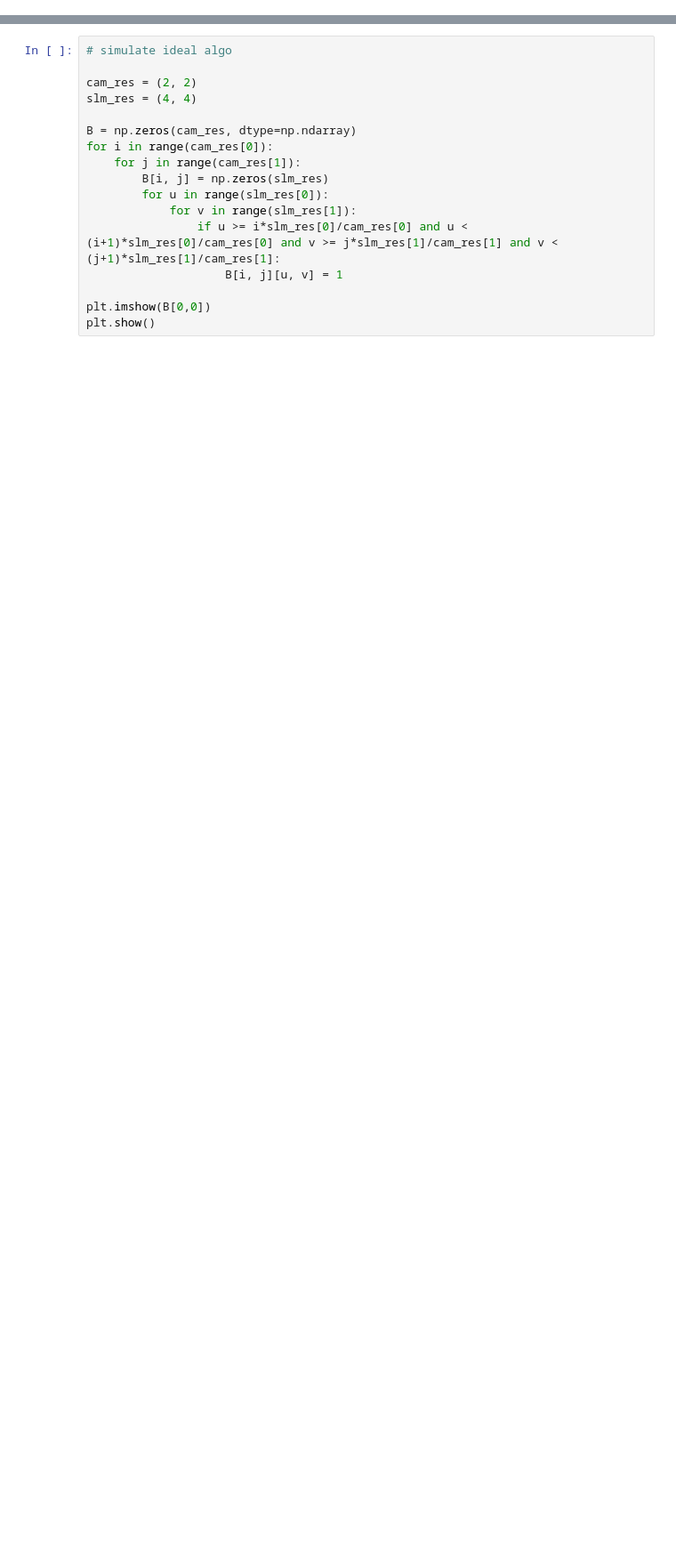
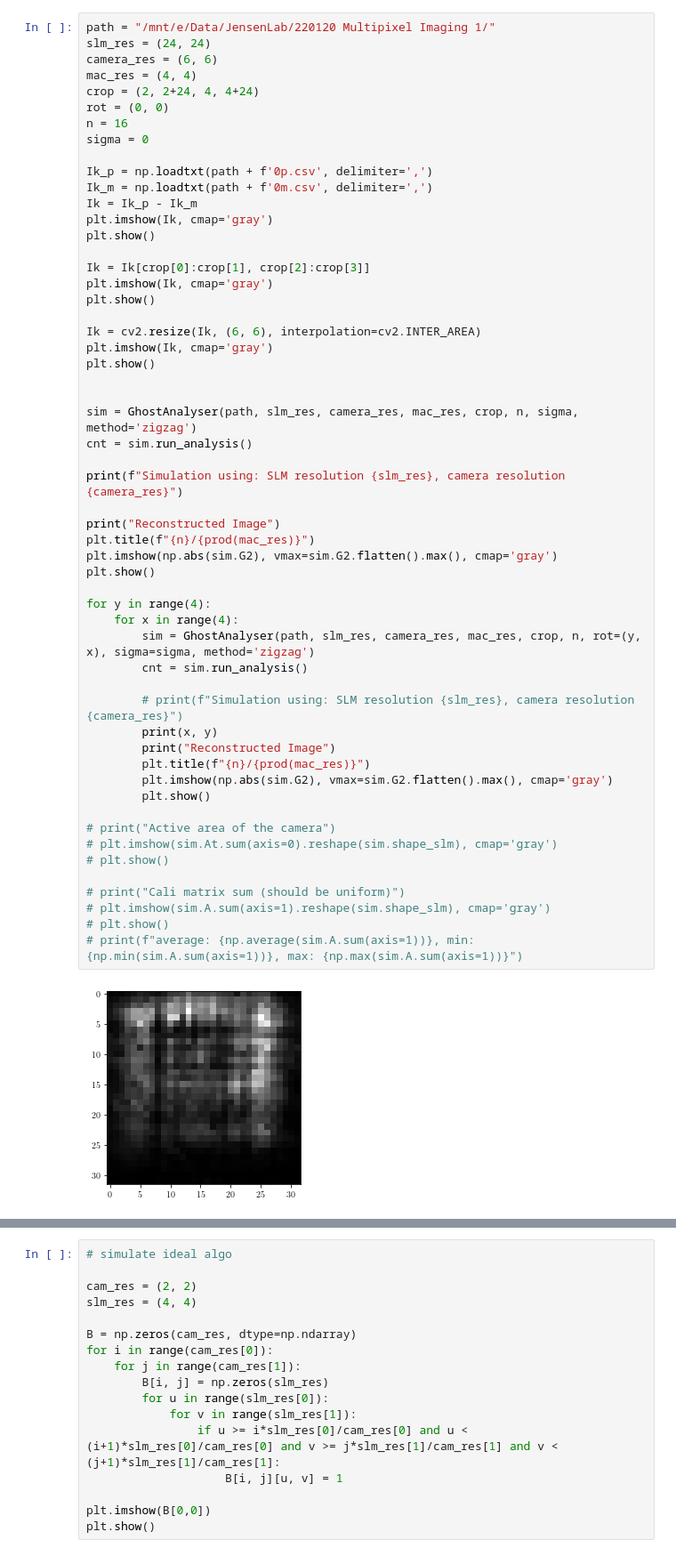
Before and after one commit to rstanuwijaya/jensen-lab-analysis, a Jupyter notebook: notebooks/newgdi.ipynb, the cells around one changed output, grey strips where cells are left out. Shown at 89% size. Drawn from its saved outputs; the diff is of its cells as text; blank space fills up the shorter version.

```diff
--- a/notebooks/newgdi.ipynb
+++ b/notebooks/newgdi.ipynb
@@ -66,0 +77,57 @@ Active area of the camera
+# %%
+path = "/mnt/e/Data/JensenLab/220120 Multipixel Imaging 1/"
+slm_res = (24, 24)
+camera_res = (6, 6)
+mac_res = (4, 4)
+crop = (2, 2+24, 4, 4+24)
+rot = (0, 0)
+n = 16
+sigma = 0
+
+Ik_p = np.loadtxt(path + f'0p.csv', delimiter=',')
+Ik_m = np.loadtxt(path + f'0m.csv', delimiter=',')
+Ik = Ik_p - Ik_m
+plt.imshow(Ik, cmap='gray')
+plt.show()
+
+Ik = Ik[crop[0]:crop[1], crop[2]:crop[3]]
+plt.imshow(Ik, cmap='gray')
+plt.show()
+
+Ik = cv2.resize(Ik, (6, 6), interpolation=cv2.INTER_AREA)
+plt.imshow(Ik, cmap='gray')
+plt.show()
+
+
+sim = GhostAnalyser(path, slm_res, camera_res, mac_res, crop, n, sigma, method='zigzag')
+cnt = sim.run_analysis()
+
+print(f"Simulation using: SLM resolution {slm_res}, camera resolution {camera_res}")
+
+print("Reconstructed Image")
+plt.title(f"{n}/{prod(mac_res)}")
+plt.imshow(np.abs(sim.G2), vmax=sim.G2.flatten().max(), cmap='gray')
+plt.show()
+
+for y in range(4):
+    for x in range(4):
+        sim = GhostAnalyser(path, slm_res, camera_res, mac_res, crop, n, rot=(y, x), sigma=sigma, method='zigzag')
+        cnt = sim.run_analysis()
+
+        # print(f"Simulation using: SLM resolution {slm_res}, camera resolution {camera_res}")
+        print(x, y)
+        print("Reconstructed Image")
+        plt.title(f"{n}/{prod(mac_res)}")
+        plt.imshow(np.abs(sim.G2), vmax=sim.G2.flatten().max(), cmap='gray')
+        plt.show()
+
+# print("Active area of the camera")
+# plt.imshow(sim.At.sum(axis=0).reshape(sim.shape_slm), cmap='gray')
+# plt.show()
+
+# print("Cali matrix sum (should be uniform)")
+# plt.imshow(sim.A.sum(axis=1).reshape(sim.shape_slm), cmap='gray')
+# plt.show()
+# print(f"average: {np.average(sim.A.sum(axis=1))}, min: {np.min(sim.A.sum(axis=1))}, max: {np.max(sim.A.sum(axis=1))}")
+# %% [output]
+[figure, added]
```
Also changed, not shown: parts of 7 cells of this notebook, 2 other files.
